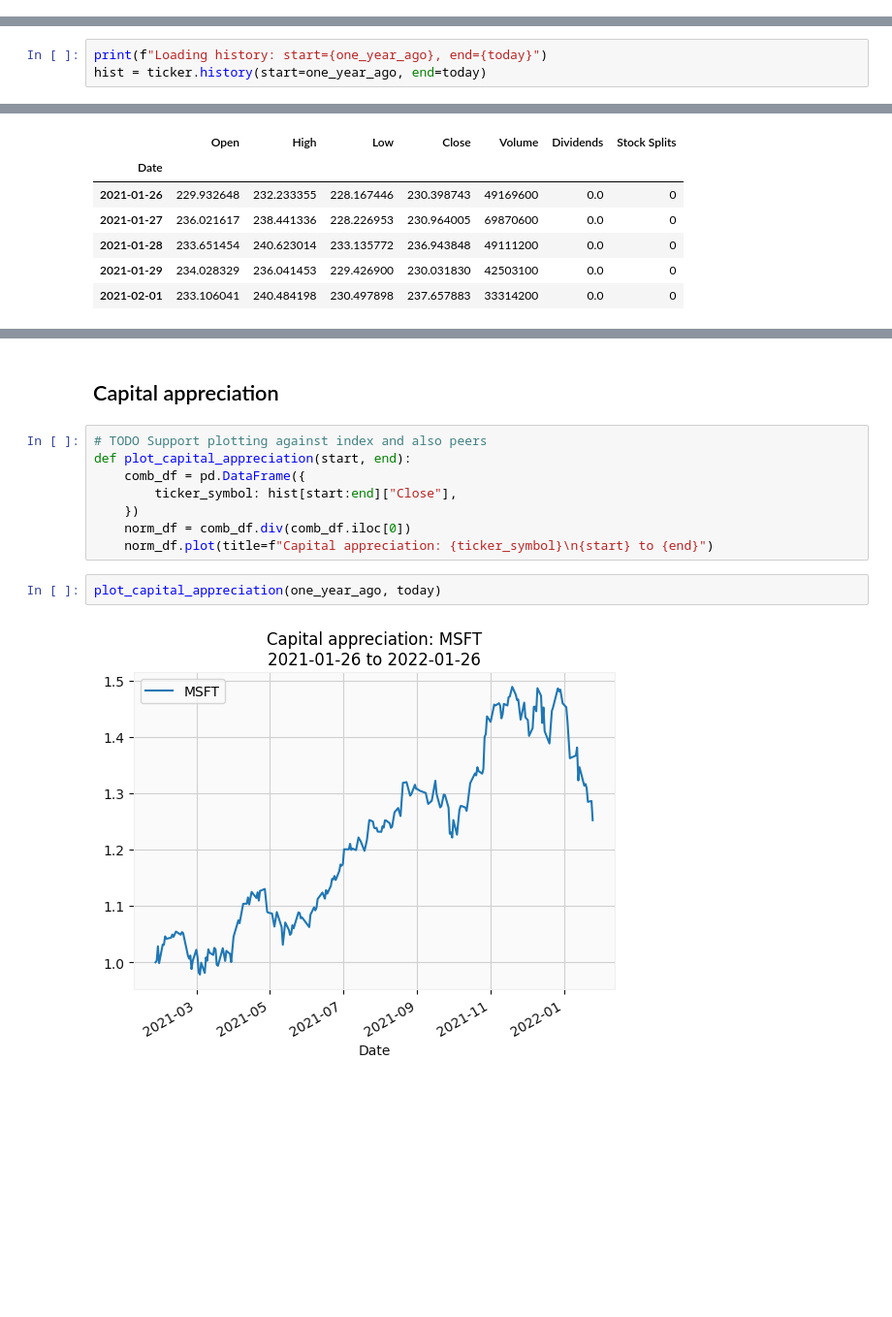
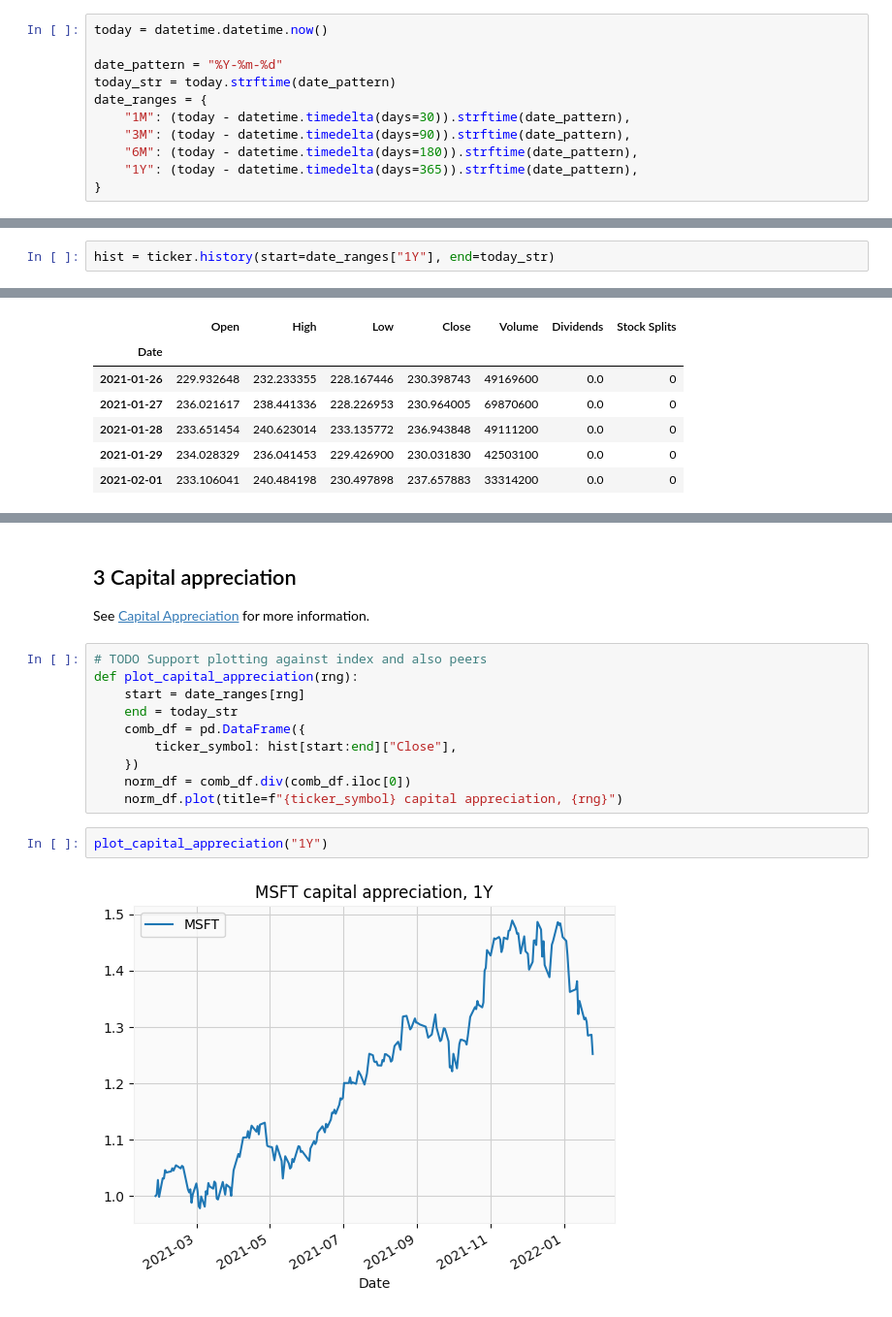
Before and after one commit to williewheeler/finance-demos, a Jupyter notebook: ta-papermill/ta.ipynb, the cells around one changed output, grey strips where cells are left out. Shown at 97% size. Cells and saved outputs as stored; diff of their text form; blank space fills up the shorter version.

```diff
--- a/ta-papermill/ta.ipynb
+++ b/ta-papermill/ta.ipynb
@@ -26 +30,12 @@ display(Markdown(f"# Technical analysis: {ticker_short_name} ({ticker_symbol})")
+# %%
+today = datetime.datetime.now()
+
+date_pattern = "%Y-%m-%d"
+today_str = today.strftime(date_pattern)
+date_ranges = {
+    "1M": (today - datetime.timedelta(days=30)).strftime(date_pattern),
+    "3M": (today - datetime.timedelta(days=90)).strftime(date_pattern),
+    "6M": (today - datetime.timedelta(days=180)).strftime(date_pattern),
+    "1Y": (today - datetime.timedelta(days=365)).strftime(date_pattern),
+}
 # %% [markdown]
@@ -37,3 +43,2 @@ one_year_ago = (today_datetime - datetime.timedelta(days=365)).strftime(pattern)
 # %%
-print(f"Loading history: start={one_year_ago}, end={today}")
-hist = ticker.history(start=one_year_ago, end=today)
+hist = ticker.history(start=date_ranges["1Y"], end=today_str)
@@ -79,15 +86,19 @@ plot_candlestick(one_month_ago, today)
 # %% [markdown]
-## Capital appreciation
+## 3 Capital appreciation
+
+See [Capital Appreciation](https://www.investopedia.com/terms/c/capitalappreciation.asp) for more information.
 # %%
 # TODO Support plotting against index and also peers
-def plot_capital_appreciation(start, end):
+def plot_capital_appreciation(rng):
+    start = date_ranges[rng]
+    end = today_str
     comb_df = pd.DataFrame({
         ticker_symbol: hist[start:end]["Close"],
     })
     norm_df = comb_df.div(comb_df.iloc[0])
-    norm_df.plot(title=f"Capital appreciation: {ticker_symbol}\n{start} to {end}")
+    norm_df.plot(title=f"{ticker_symbol} capital appreciation, {rng}")
 # %%
-plot_capital_appreciation(one_year_ago, today)
+plot_capital_appreciation("1Y")
 # %% [output]
-[figure, old version]
+[figure, new version]
 # %%
```
Also changed, not shown: parts of 35 cells of this notebook, 13 other files.
